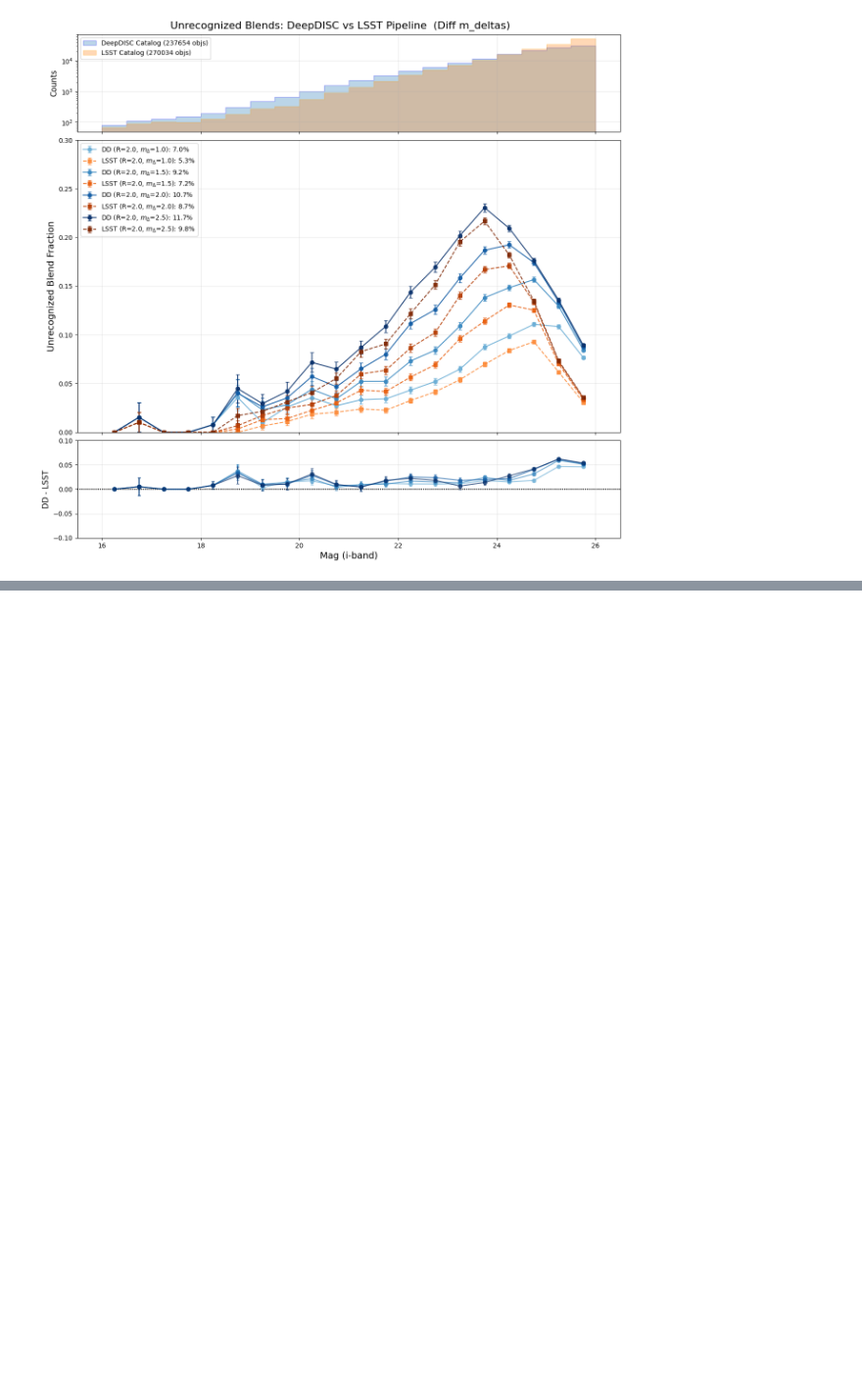
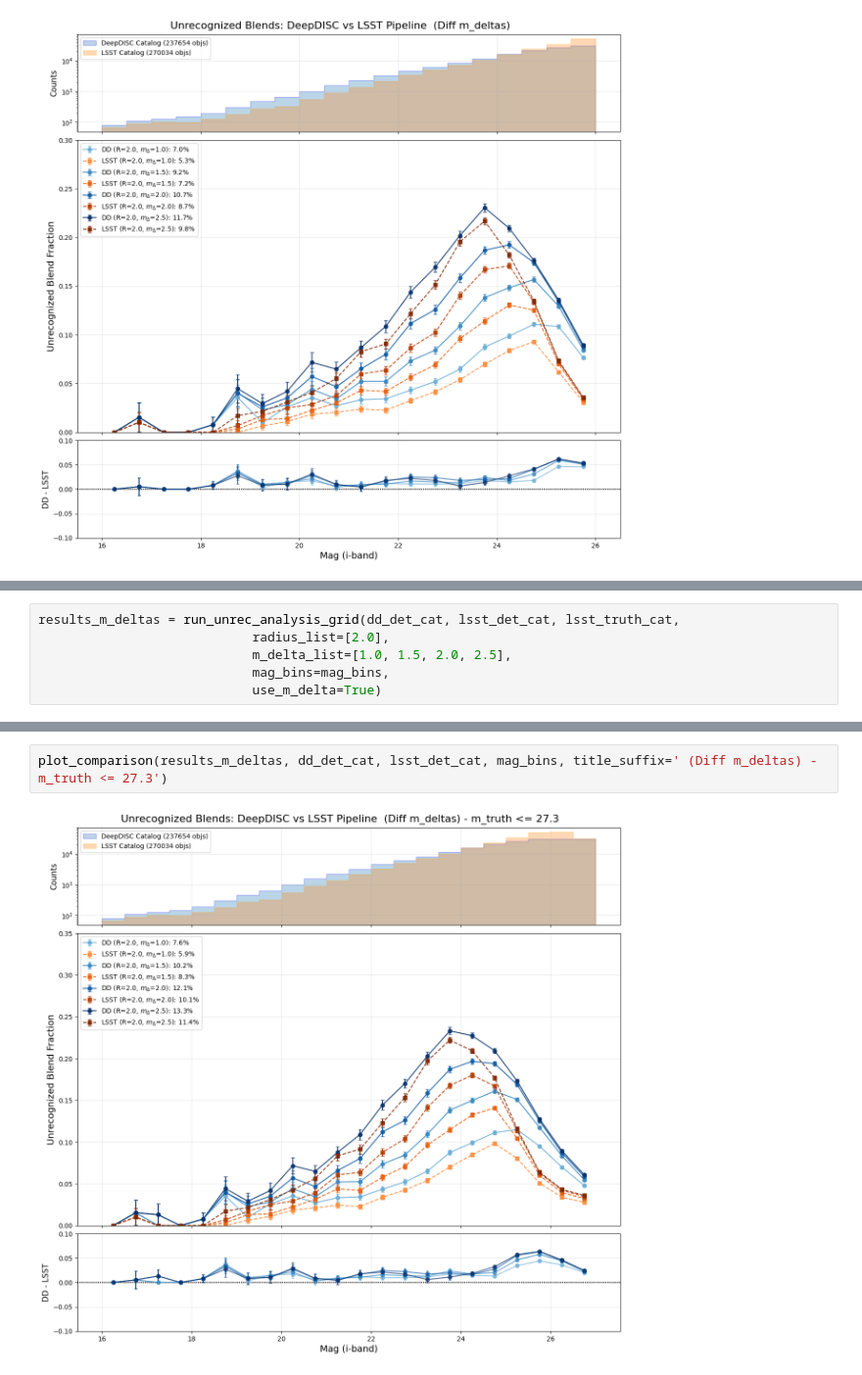
Before and after one commit to grantmerz/DeepDISC_Roman_Rubin, a Jupyter notebook: analysis.ipynb, the cells around one changed output, grey strips where cells are left out. Shown at 98% size. Saved outputs shown, nothing was run; the diff lists cells and outputs as text; blank space fills up the shorter version.

```diff
--- a/analysis.ipynb
+++ b/analysis.ipynb
@@ -1404,0 +1528,6 @@ plot_comparison(results_m_deltas, dd_det_cat, lsst_det_cat, mag_bins, title_suff
+# %%
+results_m_deltas = run_unrec_analysis_grid(dd_det_cat, lsst_det_cat, lsst_truth_cat,
+                            radius_list=[2.0],
+                            m_delta_list=[1.0, 1.5, 2.0, 2.5],
+                            mag_bins=mag_bins,
+                            use_m_delta=True)
@@ -1404,0 +1552,4 @@ plot_comparison(results_m_deltas, dd_det_cat, lsst_det_cat, mag_bins, title_suff
+# %%
+plot_comparison(results_m_deltas, dd_det_cat, lsst_det_cat, mag_bins, title_suffix=' (Diff m_deltas) - m_truth <= 27.3')
+# %% [output]
+[figure, added]
```
Also changed, not shown: parts of 15 cells of this notebook, 1 other file.
